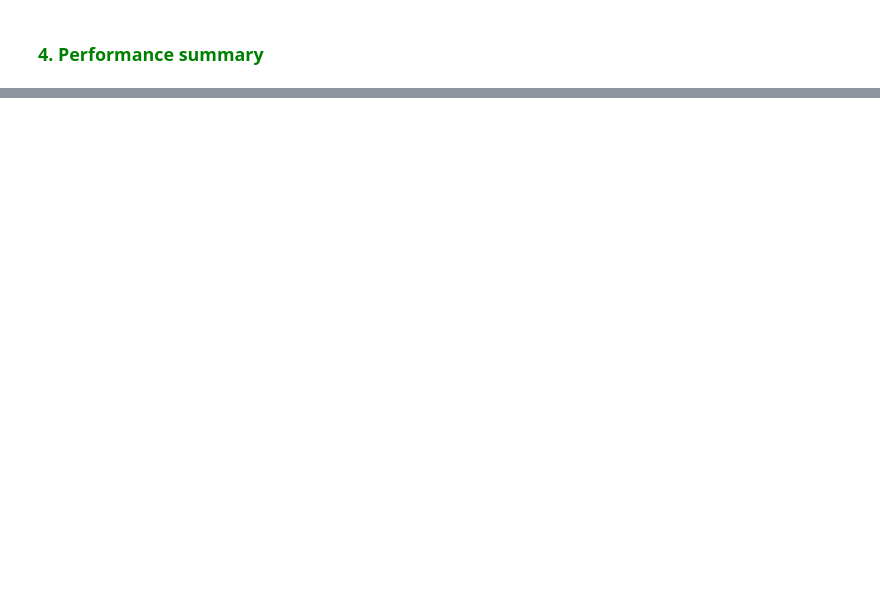
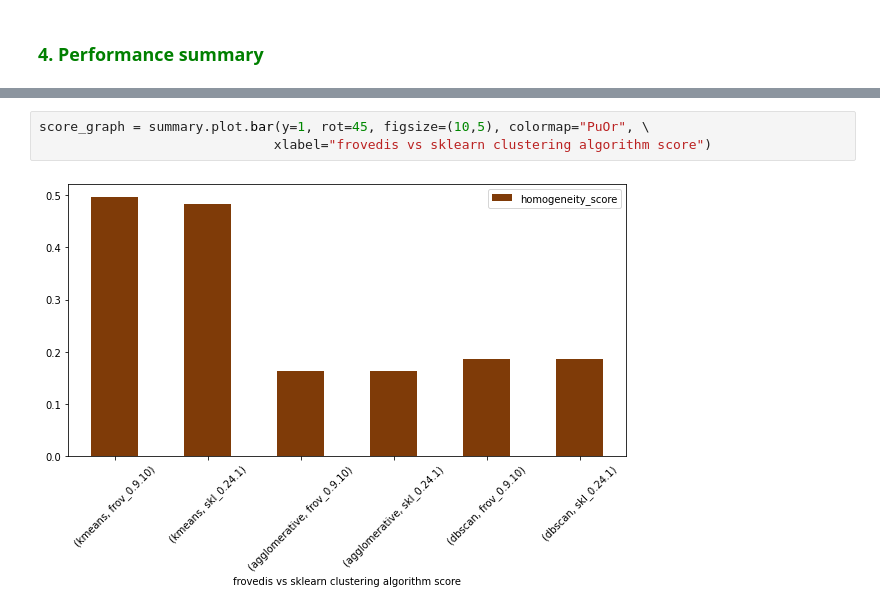
Before and after one commit to frovedis/frovedis, a Jupyter notebook: doc/notebook/04_1_mnist_clustering_dense.ipynb, the cells around one changed output, grey strips where cells are left out. Drawn from its saved outputs; the diff is of its cells as text; blank space fills up the shorter version.

```diff
--- a/doc/notebook/04_1_mnist_clustering_dense.ipynb
+++ b/doc/notebook/04_1_mnist_clustering_dense.ipynb
@@ -167,0 +184,5 @@ ax = summary.plot.bar(rot=0, log=True, stacked=True)
+# %%
+score_graph = summary.plot.bar(y=1, rot=45, figsize=(10,5), colormap="PuOr", \
+                              xlabel="frovedis vs sklearn clustering algorithm score")
+# %% [output]
+[figure, added]
```
Also changed, not shown: parts of 6 cells of this notebook.
